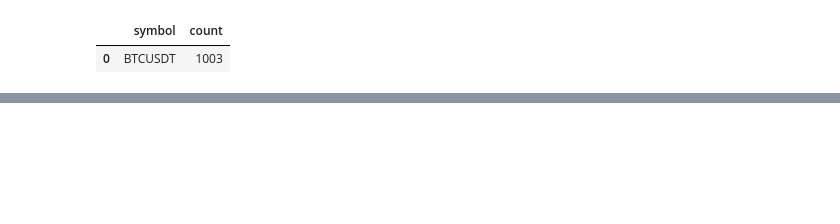
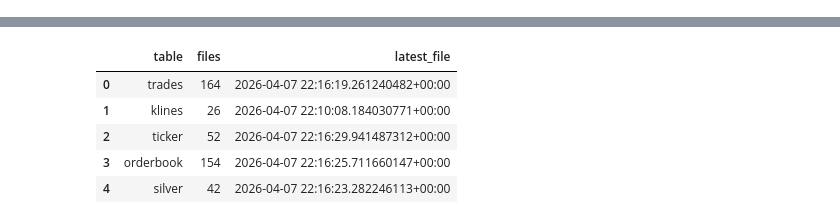
Before and after one commit to FranciscoJavierCotos/Real-Time-Crypto-Pipeline, a Jupyter notebook: spark/monitor.ipynb, the cells around one changed output, grey strips where cells are left out. Cells and saved outputs as stored; diff of their text form; code cells hidden in the pictures; blank space fills up the shorter version.

```diff
--- a/spark/monitor.ipynb
+++ b/spark/monitor.ipynb
@@ -89,18 +1,54 @@ except Exception as e:
-# %%
-# Cell 5 — Row count per symbol
-try:
-    bronze_df = load_delta_table(BRONZE_PATH)
-    if 'symbol' in bronze_df.columns:
-        display(
-            bronze_df.groupby('symbol', dropna=False)
-            .size()
-            .reset_index(name='count')
-            .sort_values('count', ascending=False)
-        )
-    else:
-        print('Column "symbol" not found in bronze table.')
-except Exception as e:
-    print(f'Bronze data not available yet: {e}')
-# %% [output]
-|  | symbol | count |
-| 0 | BTCUSDT | 1003 |
+# %%
+# Cell 1 — Setup: discover data paths and summarise what's on disk
+from pathlib import Path
+import glob, json, time
+
+import pandas as pd
+
+BASE_DIR   = Path.cwd().resolve()
+ROOT       = BASE_DIR.parent if BASE_DIR.name.lower() == "spark" else BASE_DIR
+DATA_DIR   = ROOT / "data"
+STATE_FILE = DATA_DIR / ".push_state.json"
+
+TABLES = {
+    "trades":    DATA_DIR / "bronze" / "btc_trades",
+    "klines":    DATA_DIR / "bronze" / "btc_klines",
+    "ticker":    DATA_DIR / "bronze" / "btc_ticker",
+    "orderbook": DATA_DIR / "bronze" / "btc_orderbook",
+    "silver":    DATA_DIR / "silver" / "btc_aggregates",
+}
+
+def all_parquet(path: Path) -> list[Path]:
+    return sorted(path.glob("*.parquet"))
+
+def load_all(path: Path) -> pd.DataFrame:
+    files = all_parquet(path)
+    if not files:
+        return pd.DataFrame()
+    return pd.concat([pd.read_parquet(f) for f in files], ignore_index=True)
+
+# Summary table
+rows = []
+for name, path in TABLES.items():
+    files = all_parquet(path)
+    latest_mtime = max((f.stat().st_mtime for f in files), default=None)
+    rows.append({
+        "table":       name,
+        "files":       len(files),
+        "latest_file": pd.Timestamp(latest_mtime, unit="s", tz="UTC") if latest_mtime else pd.NaT,
+    })
+summary = pd.DataFrame(rows)
+
+# Airflow push-state cursor
+if STATE_FILE.exists():
+    push_state = json.loads(STATE_FILE.read_text())
+    print("Airflow cursor (last ingested_at pushed):")
+    for k, v in push_state.items():
+        print(f"  {k}: {v}")
+    print()
+else:
+    print("No .push_state.json found (Airflow hasn't run yet).\n")
+
+print("Files on disk:")
+display(summary)
+# %% [output]
@@ -106,0 +62,6 @@ except Exception as e:
+|  | table | files | latest_file |
+| 0 | trades | 164 | 2026-04-07 22:16:19.261240482+00:00 |
+| 1 | klines | 26 | 2026-04-07 22:10:08.184030771+00:00 |
+| 2 | ticker | 52 | 2026-04-07 22:16:29.941487312+00:00 |
+| 3 | orderbook | 154 | 2026-04-07 22:16:25.711660147+00:00 |
+| 4 | silver | 42 | 2026-04-07 22:16:23.282246113+00:00 |
```
Also changed, not shown: parts of 11 cells of this notebook, 15 other files.
